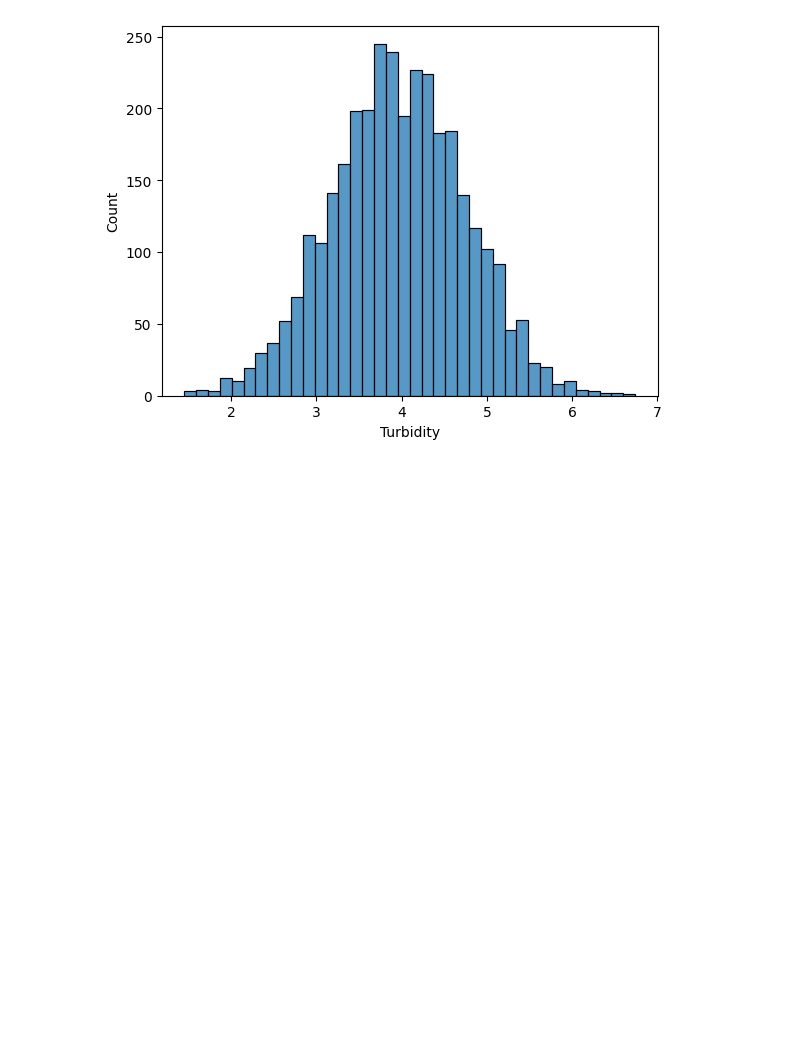
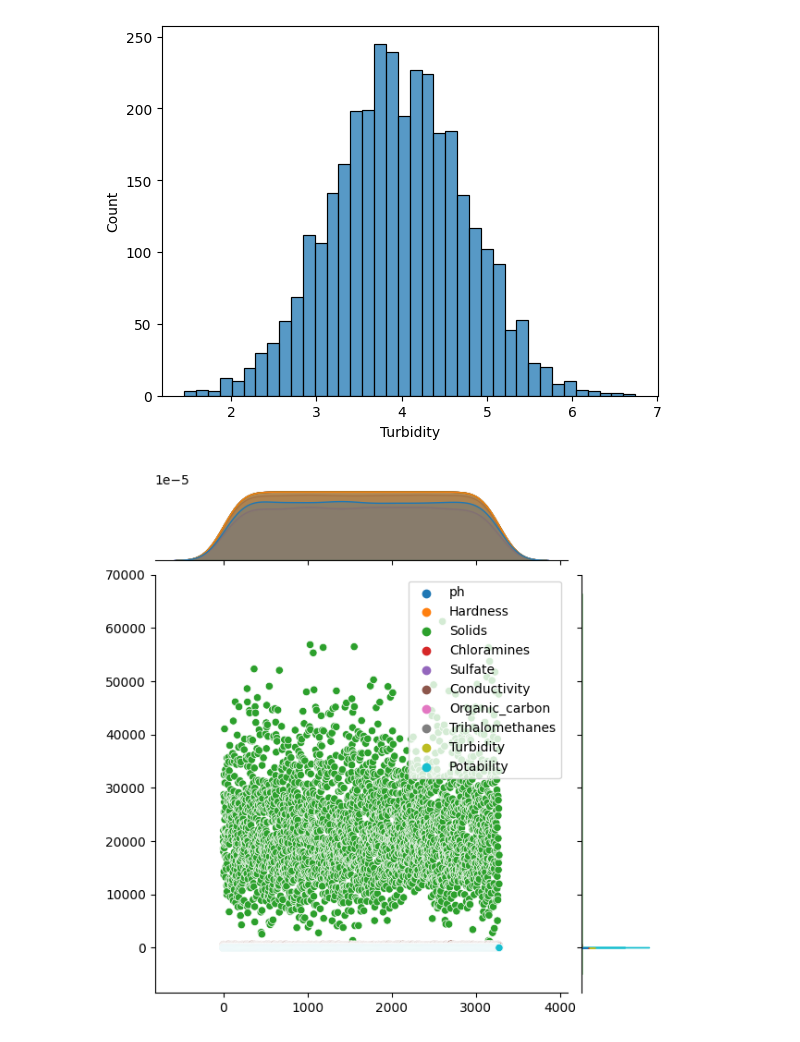
Before and after one commit to Hessah-Aljohaimy/AI-Project, a Jupyter notebook: AI_Project.ipynb, the cells around one changed output. Drawn from its saved outputs; the diff is of its cells as text; code cells hidden in the pictures; blank space fills up the shorter version.

Commit message:
jointplot

```diff
--- a/AI_Project.ipynb
+++ b/AI_Project.ipynb
@@ -218,3 +218,8 @@ plt.show()
 The mean of Turbidity is  3.9667861697910585
 The variance of Turbidity is  0.608996703473493
 [figure]
+# %%
+sns.jointplot(data=iris , dropna=True)
+plt.show()
+# %% [output]
+[figure, added]
```
